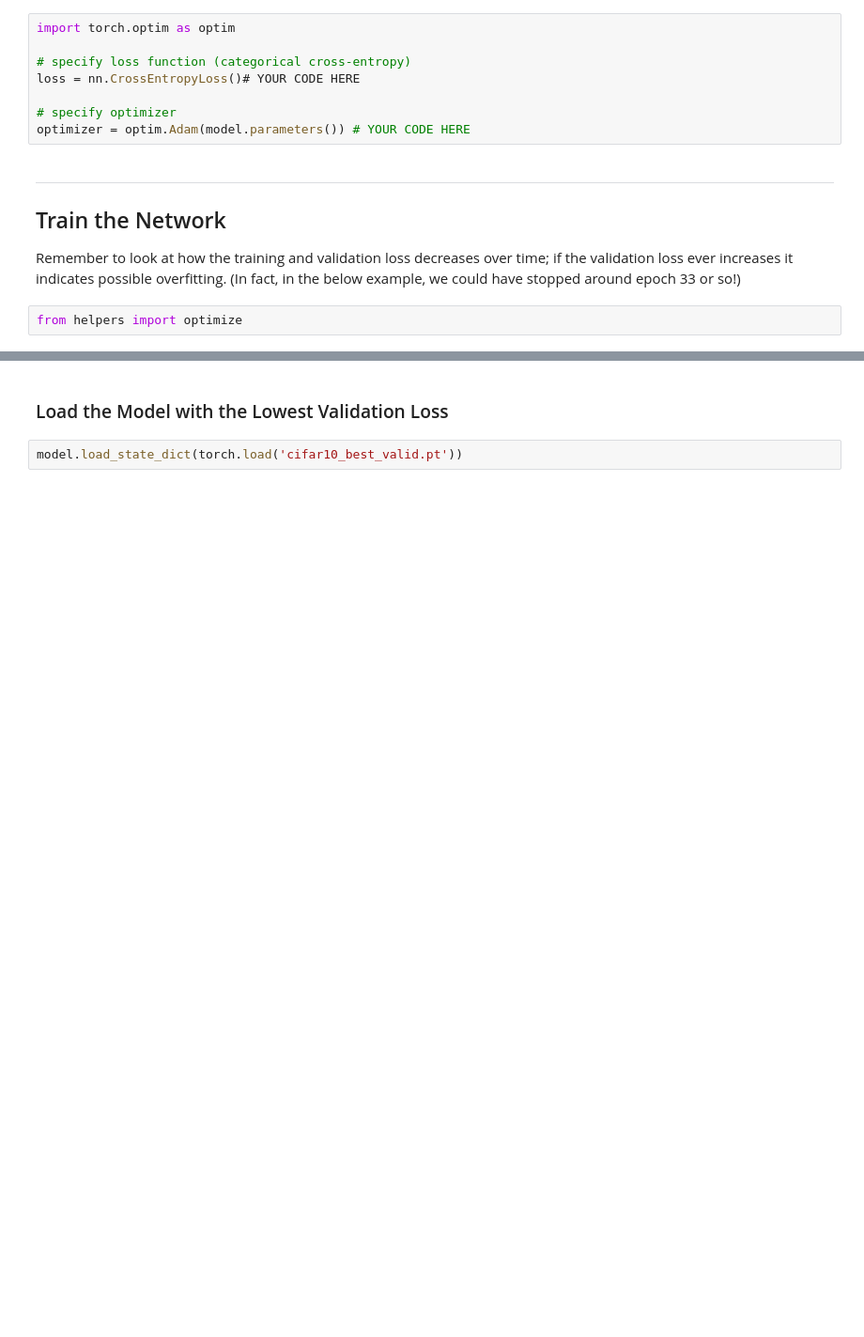
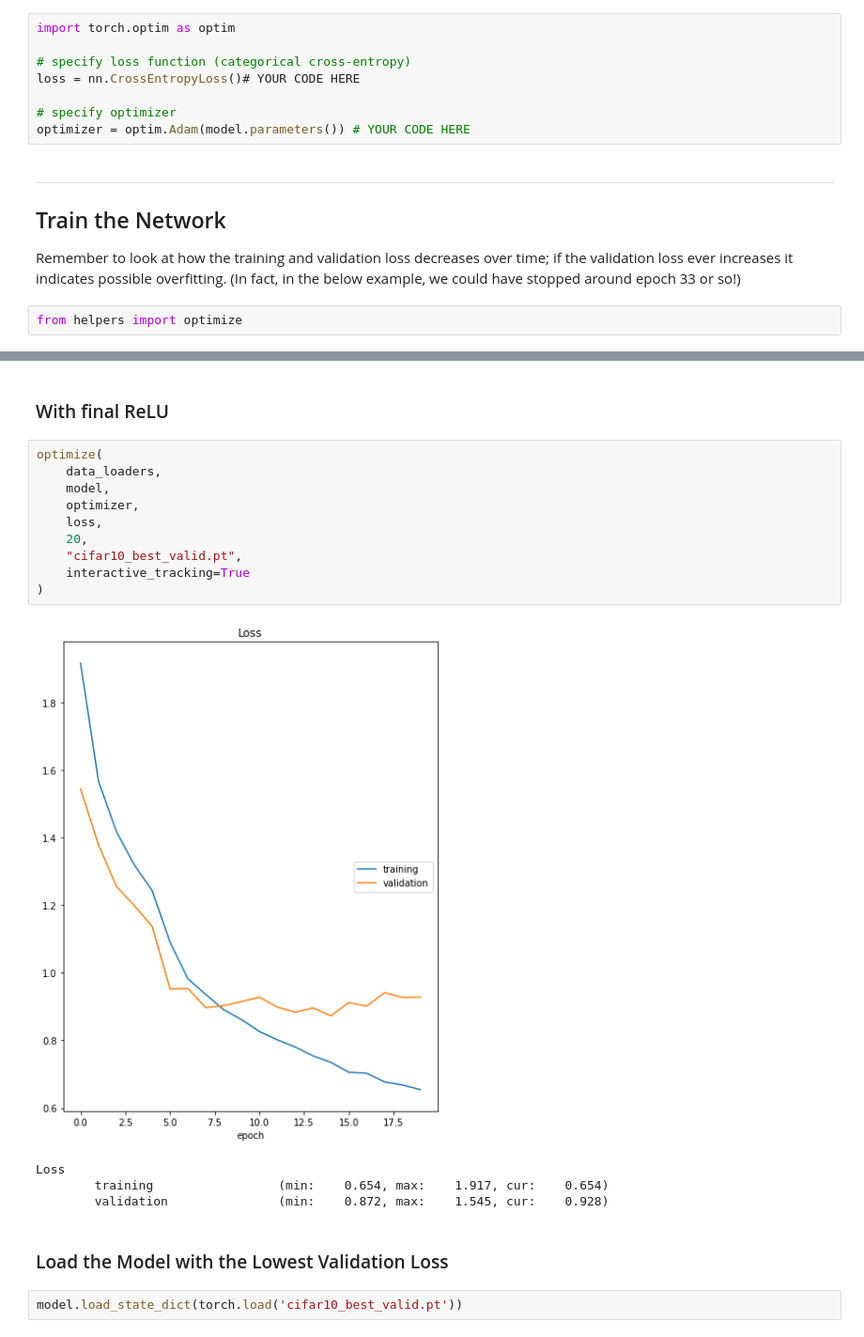
Before and after one commit to edgarinvillegas/deep-learning-v2-pytorch, a Jupyter notebook: convolutional-neural-networks/cifar-cnn-2022/cifar10_cnn_exercise.ipynb, the cells around one changed output, grey strips where cells are left out. Shown at 94% size. Cells and saved outputs as stored; diff of their text form; blank space fills up the shorter version.

Commit message:
feat: Complete v2 of cifar10_cnn_exercise.ipynb v2022

```diff
--- a/convolutional-neural-networks/cifar-cnn-2022/cifar10_cnn_exercise.ipynb
+++ b/convolutional-neural-networks/cifar-cnn-2022/cifar10_cnn_exercise.ipynb
@@ -307,3 +317,20 @@ Loss
+# %% [markdown]
+### With final ReLU
+# %%
+optimize(
+    data_loaders,
+    model,
+    optimizer,
+    loss,
+    20,
+    "cifar10_best_valid.pt",
+    interactive_tracking=True
+)
+# %% [output]
+[figure, added]
+Loss
+        training                 (min:    0.654, max:    1.917, cur:    0.654)
+        validation               (min:    0.872, max:    1.545, cur:    0.928)
 # %% [markdown]
 ###  Load the Model with the Lowest Validation Loss
 # %%
```
Also changed, not shown: parts of 13 cells of this notebook.
